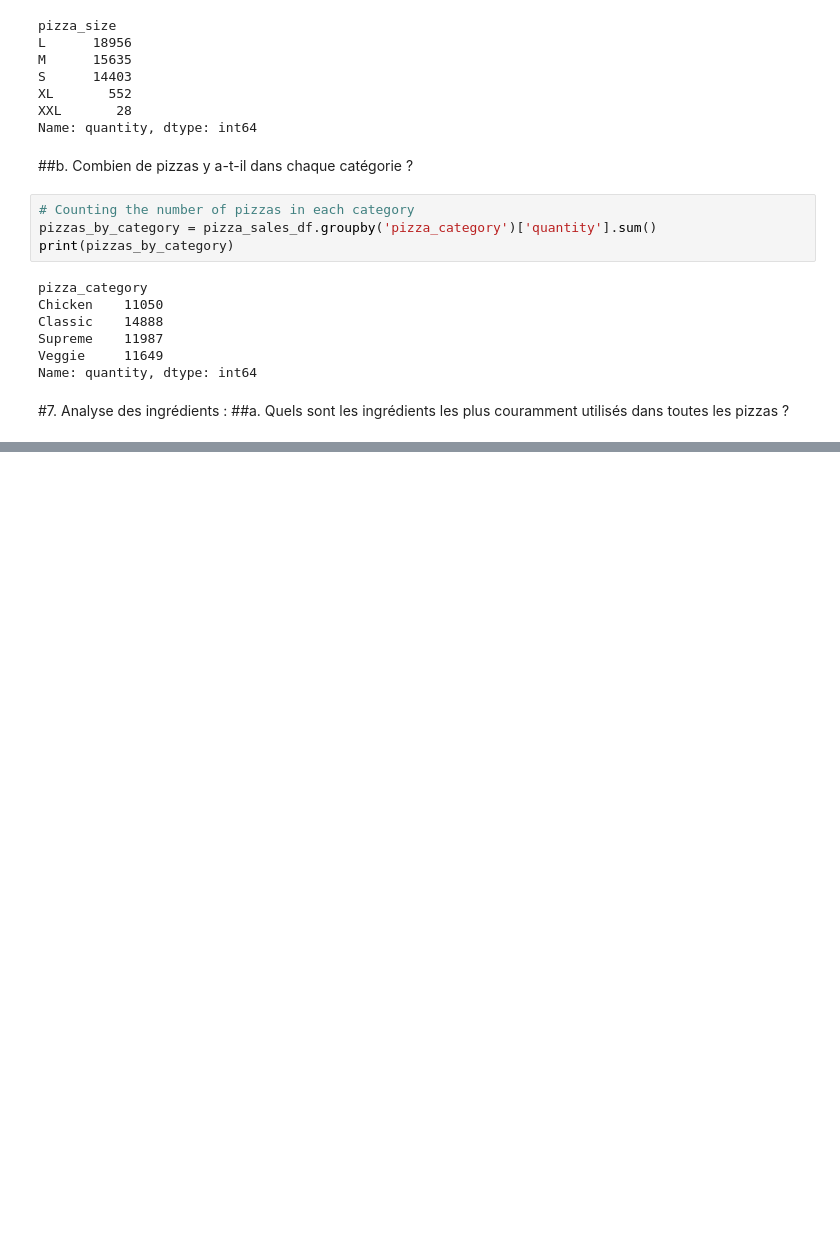
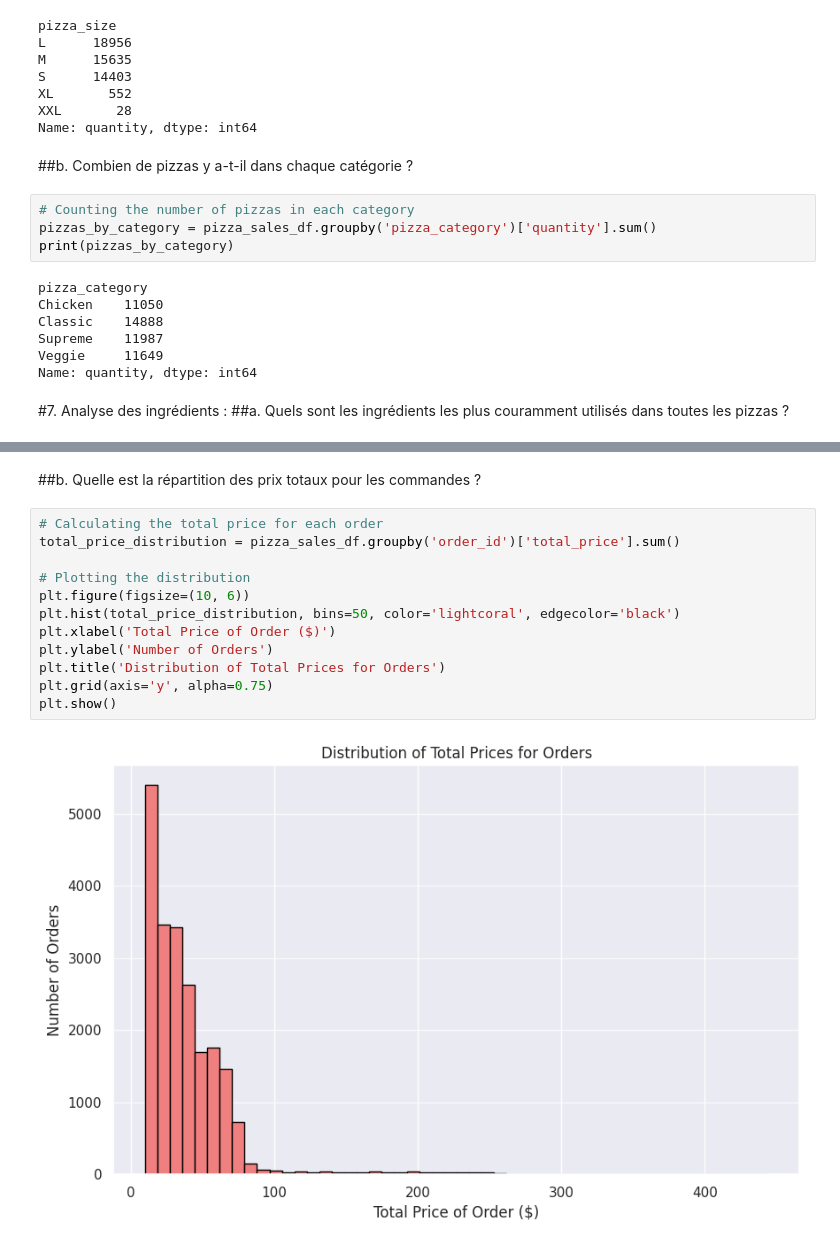
Before and after one commit to Enam88/Pizza-o-jo, a Jupyter notebook: pizza_eda.ipynb, the cells around one changed output, grey strips where cells are left out. Drawn from its saved outputs; the diff is of its cells as text; blank space fills up the shorter version.

```diff
--- a/pizza_eda.ipynb
+++ b/pizza_eda.ipynb
@@ -294,0 +367,16 @@ Name: quantity, dtype: int64
+# %% [markdown]
+##b. Quelle est la répartition des prix totaux pour les commandes ?
+# %%
+# Calculating the total price for each order
+total_price_distribution = pizza_sales_df.groupby('order_id')['total_price'].sum()
+
+# Plotting the distribution
+plt.figure(figsize=(10, 6))
+plt.hist(total_price_distribution, bins=50, color='lightcoral', edgecolor='black')
+plt.xlabel('Total Price of Order ($)')
+plt.ylabel('Number of Orders')
+plt.title('Distribution of Total Prices for Orders')
+plt.grid(axis='y', alpha=0.75)
+plt.show()
+# %% [output]
+[figure, added]
```
Also changed, not shown: parts of 7 cells of this notebook.
